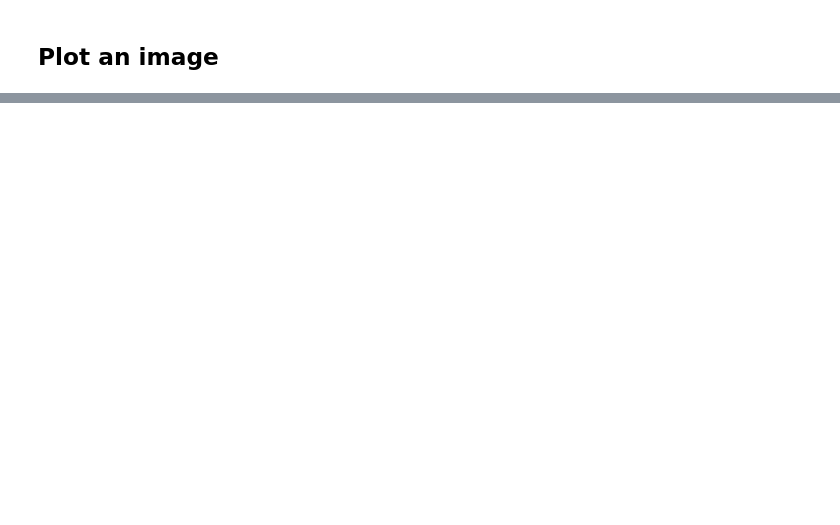
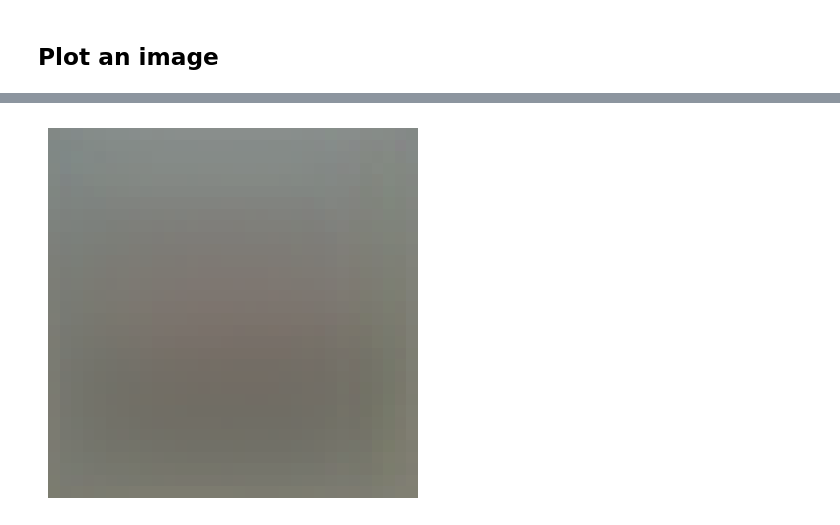
Before and after one commit to ambideXtrous9/Variational-AutoEncoders-VAE-with-PyTorch, a Jupyter notebook: VAE_implementation_PyTorch_Lightning.ipynb, the cells around one changed output, grey strips where cells are left out. Cells and saved outputs as stored; diff of their text form; code cells hidden in the pictures; blank space fills up the shorter version.

```diff
--- a/VAE_implementation_PyTorch_Lightning.ipynb
+++ b/VAE_implementation_PyTorch_Lightning.ipynb
@@ -287,6 +289,12 @@ class VAE(pl.LightningModule):
 
         return total_loss['loss']
 
+    def validation_step(self, batch, batch_idx):
+        x, _ = batch
+        x_hat, mean, logvar = self.forward(x)
+        total_loss = self.loss_function(x_hat,x,mean,logvar)
+        self.log('val_loss', total_loss['loss'], on_step=True, on_epoch=True, prog_bar=True)
+
 
     def configure_optimizers(self):
         return torch.optim.AdamW(self.parameters(), lr=1e-4)
@@ -361,0 +402,19 @@ imshow(img);
+# %%
+def generateimg():
+    rand_v = torch.rand(1, vae.hparams.latent_dim)
+    p = torch.distributions.Normal(torch.zeros_like(rand_v), torch.ones_like(rand_v))
+    z = p.rsample()
+    # SAMPLE IMAGES
+    vae.eval()
+    with torch.no_grad():
+        pred = vae.decoder(z.to(vae.device)).cpu()
+
+    img = make_grid(pred).permute(1, 2, 0).numpy()
+
+    plt.imshow(img, cmap='gray')
+    plt.axis('off')
+    plt.show()
+# %%
+generateimg()
+# %% [output]
+[figure, added]
```
Also changed, not shown: parts of 10 cells of this notebook.
